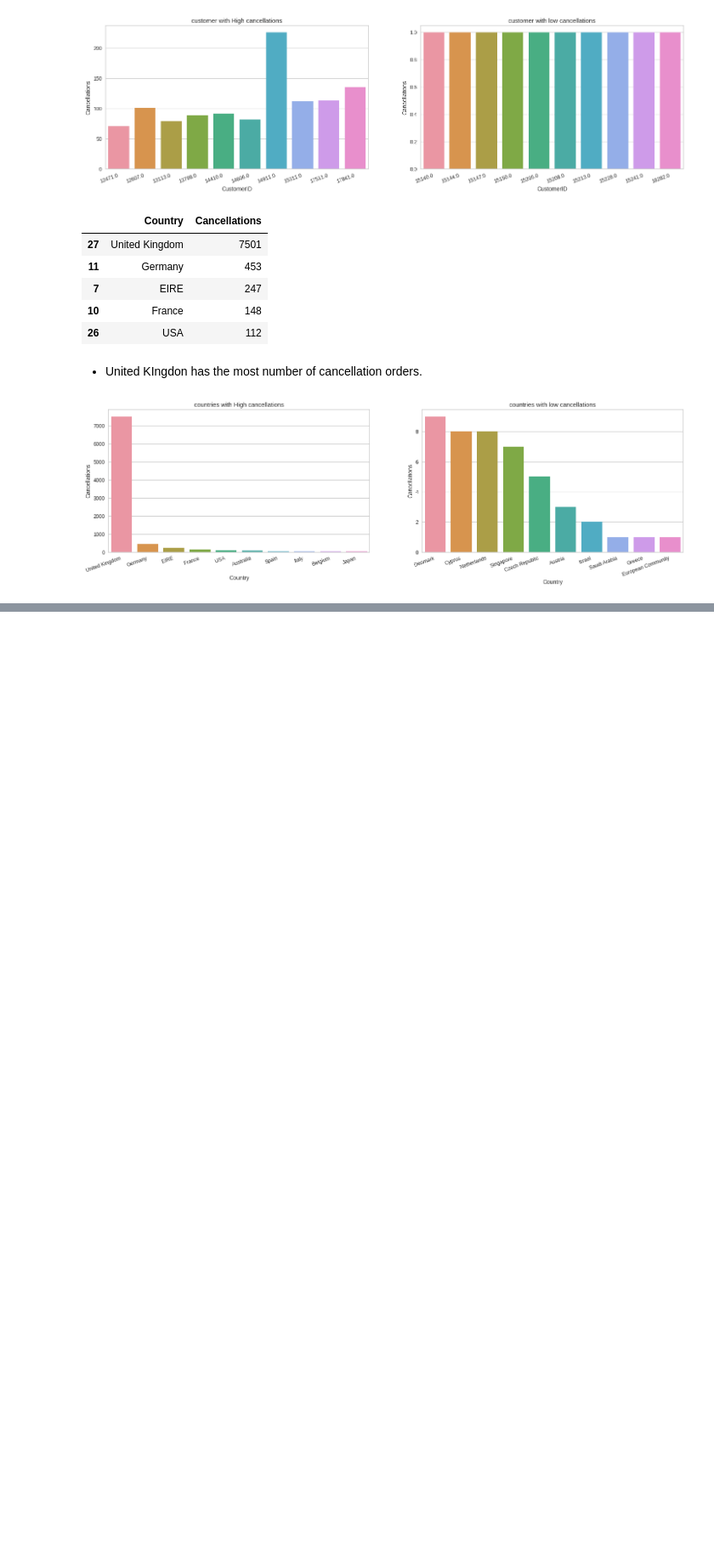
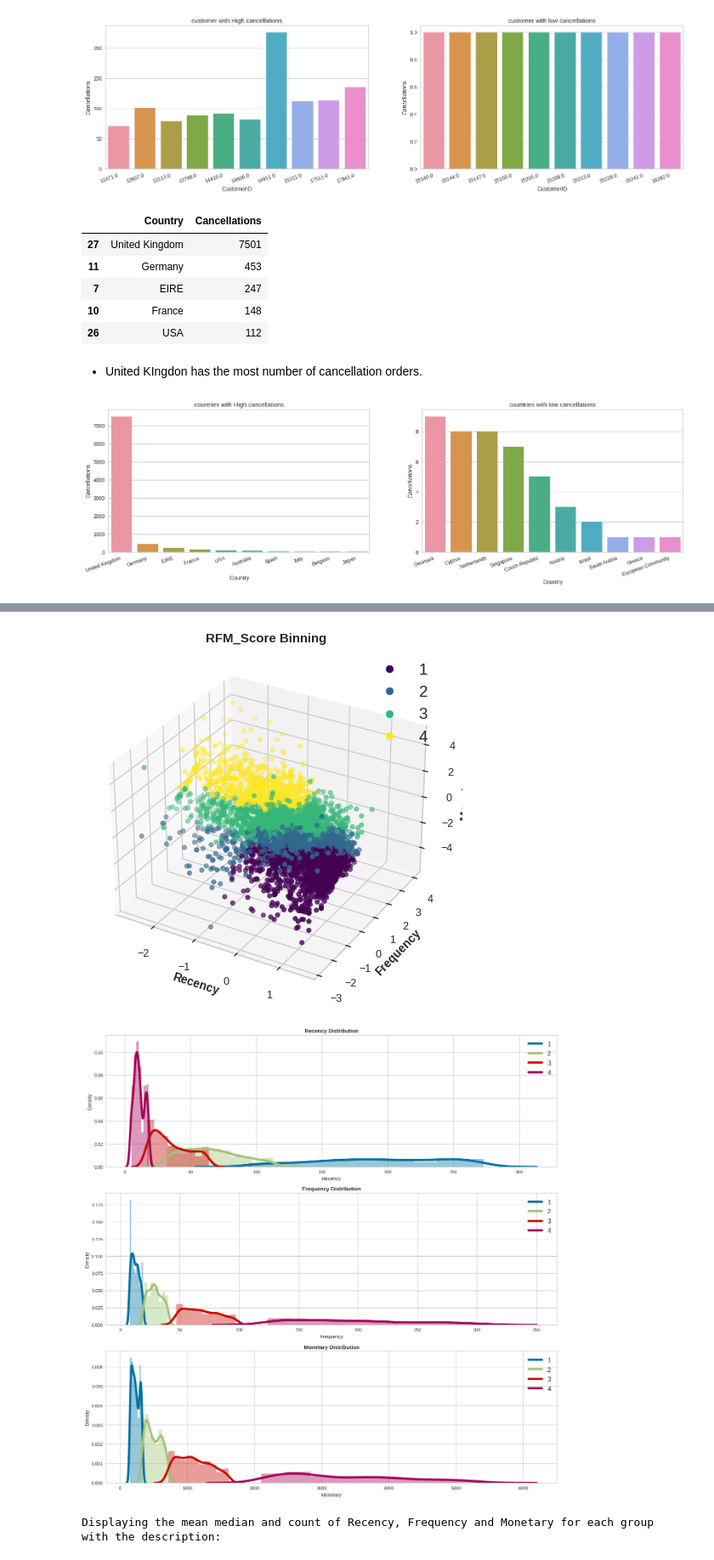
Before and after one commit to nandukamankar/Unsupervised-Learning-project, a Jupyter notebook: Unsupervised_ML_Online_Retail_Customer_Segmentation_Nandu_Kamankar.ipynb, the cells around one changed output, grey strips where cells are left out. Shown at 85% size. Saved outputs shown, nothing was run; the diff lists cells and outputs as text; code cells hidden in the pictures; blank space fills up the shorter version.

```diff
--- a/Unsupervised_ML_Online_Retail_Customer_Segmentation_Nandu_Kamankar.ipynb
+++ b/Unsupervised_ML_Online_Retail_Customer_Segmentation_Nandu_Kamankar.ipynb
@@ -634,0 +745,5 @@ plt.show()
+# %%
+# Defining X Variables:-
+
+X = rfm[['Recency_Log','Frequency_Log','Monetary_Log']]
+X = StandardScaler().fit_transform(X)
@@ -634,0 +844,16 @@ plt.show()
+# %%
+# Splitting RFM_Score in 4 bins based on quantiles:-
+
+y = pd.qcut(rfm['RFM_Score'], q=4, labels=[1,2,3,4]).astype(int)
+# %%
+# Plotting Segments for Visualization:-
+
+title = 'RFM_Score Binning'
+segment_name = 'Binning'
+overlap_supress = 0.25
+color='Greens'
+conclusion[segment_name] = plots_stats_summary(y, segment_name, color,title, overlap_supress)
+# %% [output]
+[figure, added]
+[figure, added]
+Displaying the mean median and count of Recency, Frequency and Monetary for each group with the description:
```
Also changed, not shown: parts of 17 cells of this notebook.
